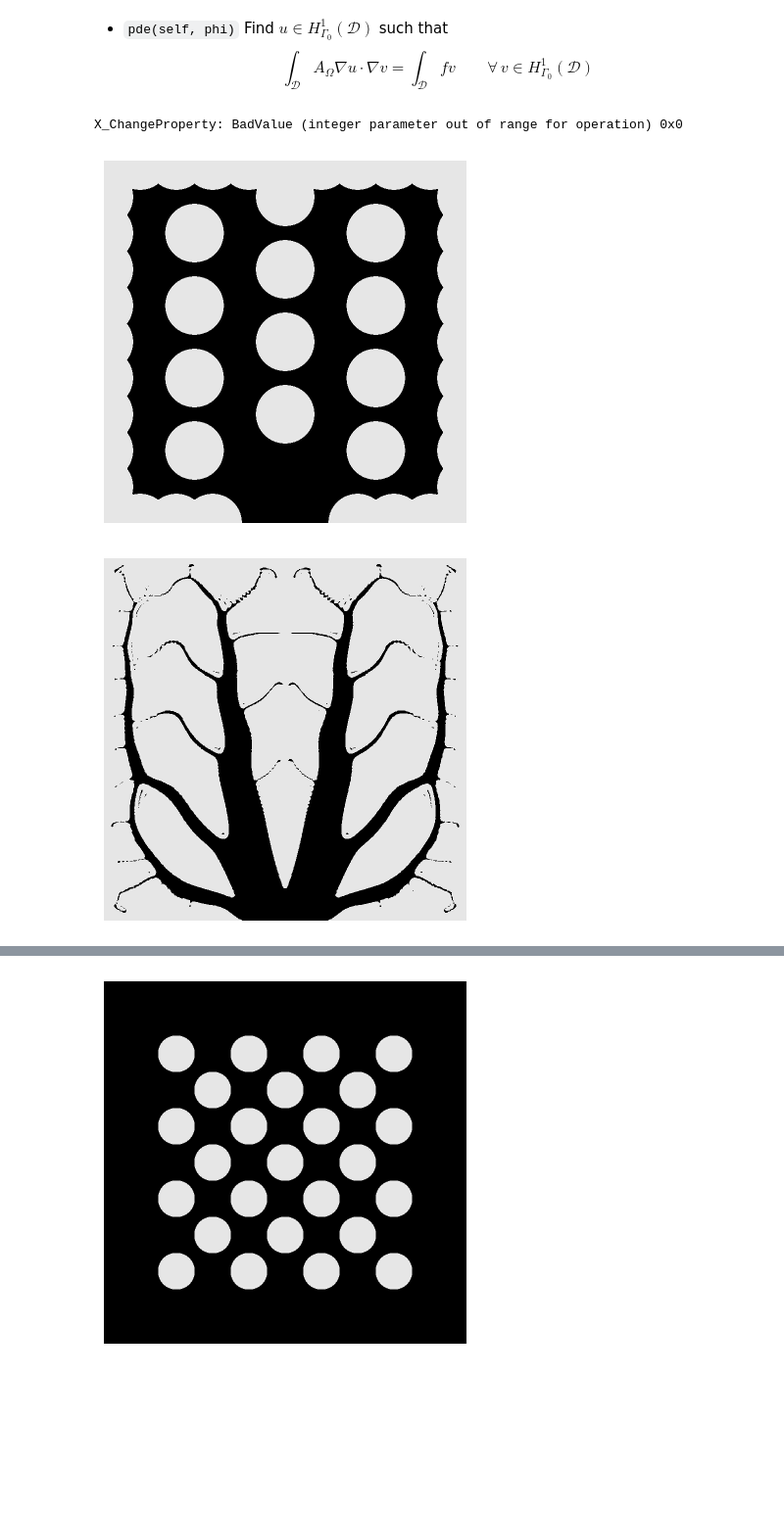
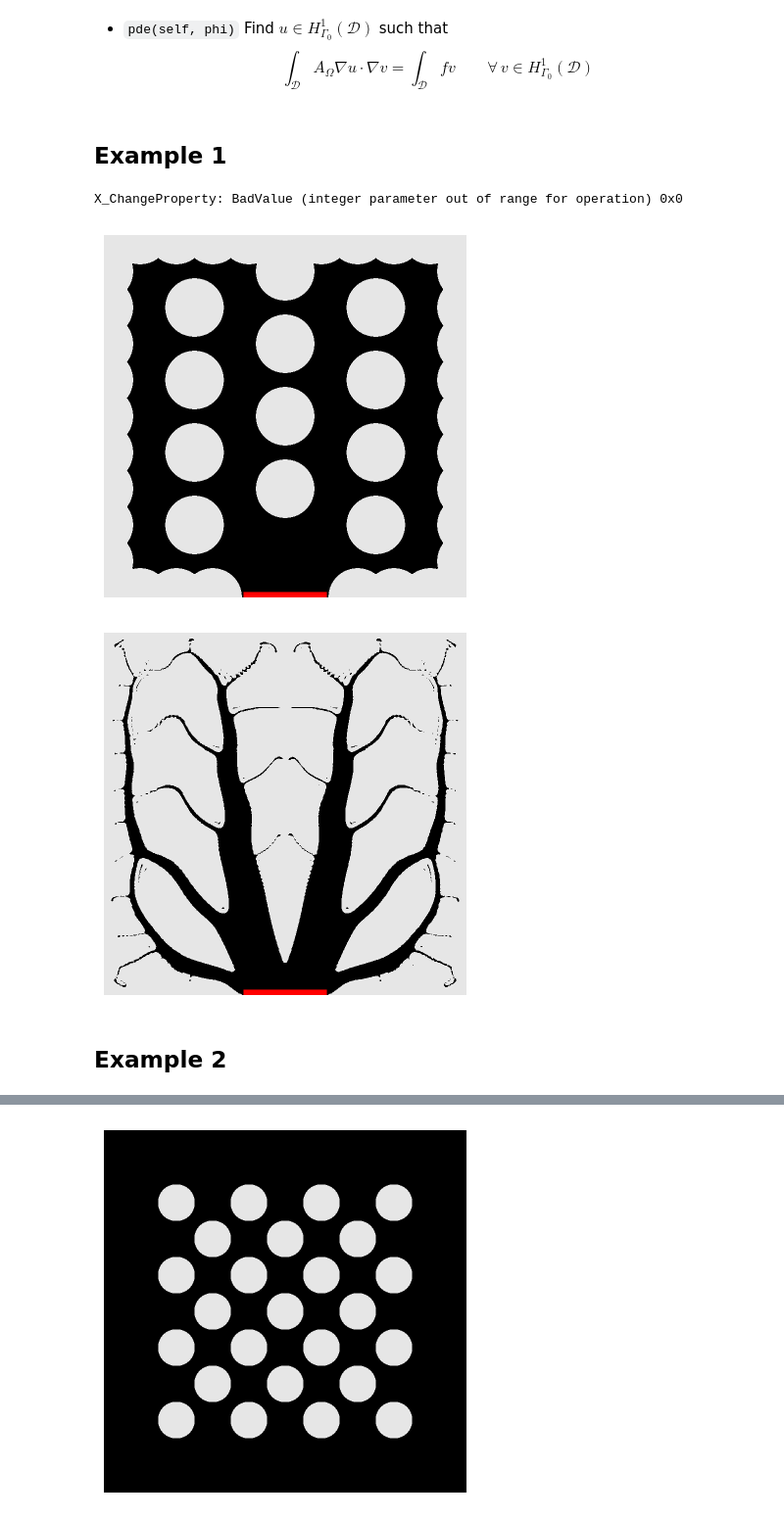
Before and after one commit to PhiFEM/phiFEM_FormOpt, a Jupyter notebook: code/Tutorial.ipynb, the cells around one changed output, grey strips where cells are left out. Shown at 98% size. Saved outputs shown, nothing was run; the diff lists cells and outputs as text; code cells hidden in the pictures; blank space fills up the shorter version.

```diff
--- a/code/Tutorial.ipynb
+++ b/code/Tutorial.ipynb
@@ -578,6 +578,8 @@ and $A_{\Omega} = \chi_{\Omega} + {10}^{-3}\chi_{\mathcal{D}\backslash\Omega}$.
 		\qquad
 		\forall \, v \in  H^1_{\Gamma_0}(\mathcal{D})
 	$$
+# %% [markdown]
+## Example 1
 # %%
 !mpirun -np 2 python test.py 09 > ../results/t09/out.txt
 # %% [output]
@@ -585,13 +587,23 @@ X_ChangeProperty: BadValue (integer parameter out of range for operation) 0x0
 # %%
 %config InlineBackend.figure_format = 'retina'
 from plots import plot_tutorial
-plot_tutorial(h5file = "../results/t09/results.h5", size = (4, 4), limits=[[0, 1], [0, 1]])
+import numpy as np
+
+vertices = [[0.0, 0.0], [0.4, 0.0], [0.6, 0.0], [1.0, 0.0], [1.0, 1.0], [0.0, 1.0]]
+dir_idx, dir_mkr = [2], 1
+vertices = vertices + [vertices[0]]
+dir = np.array(vertices[(dir_idx[0] - 1) : (dir_idx[-1] + 1)])
+boundaries = [(dir, "red")]
+
 plot_tutorial(
-    h5file = "../results/t09/results.h5", size = (4, 4), limits=[[0, 1], [0, 1]],
-    filenames=["../tex/heat1_0.png", "../tex/heat1_1.png"]
+    h5file = "../results/t09/results.h5",
+    size = (4, 4), limits=[[0, 1], [0, 1]],
+    boundaries=boundaries, lw = 8
 )
 # %% [output]
-[figure, old version]
+[figure, new version]
-[figure, old version]
+[figure, new version]
+# %% [markdown]
+## Example 2
 # %%
 !mpirun -np 2 python test.py 10 > ../results/t10/out.txt
```
Also changed, not shown: parts of 5 cells of this notebook, 20 other files.
